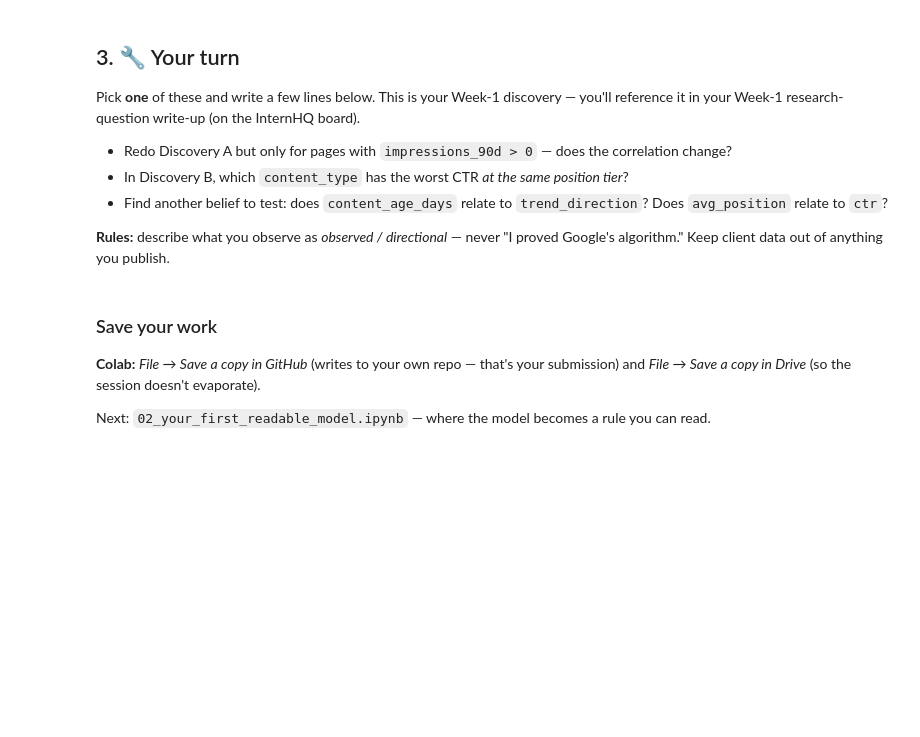
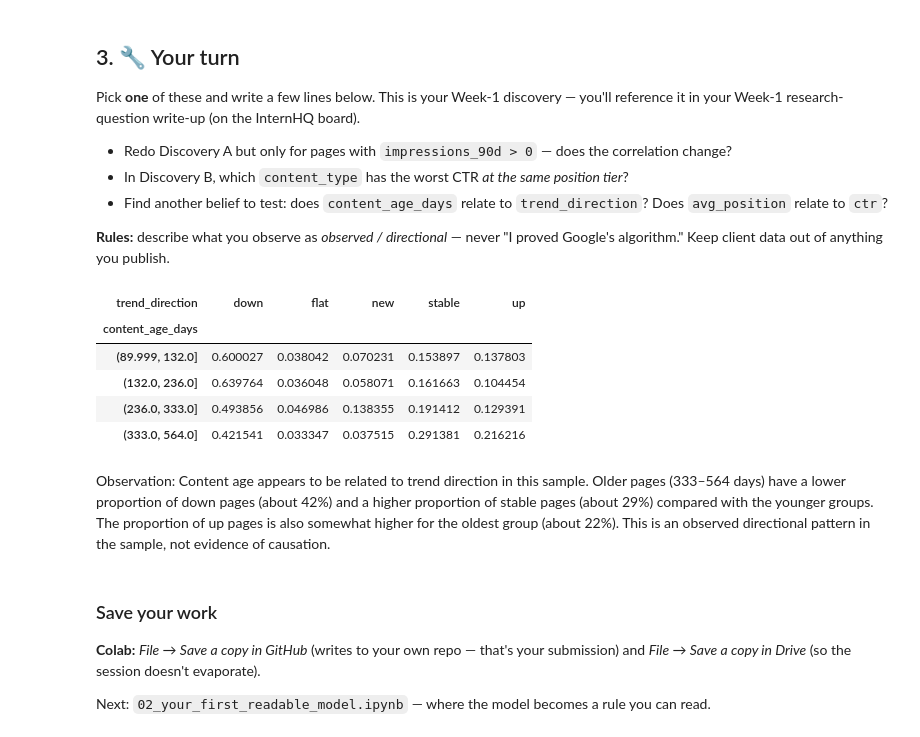
Before and after one commit to mhv-codes/flyrank-ml-internship, a Jupyter notebook: notebooks/01_first_look_and_discovery.ipynb, the cells around one changed output. Drawn from its saved outputs; the diff is of its cells as text; code cells hidden in the pictures; blank space fills up the shorter version.

```diff
--- a/notebooks/01_first_look_and_discovery.ipynb
+++ b/notebooks/01_first_look_and_discovery.ipynb
@@ -98,7 +152,23 @@ Pick **one** of these and write a few lines below. This is your Week-1 discovery
 
 **Rules:** describe what you observe as *observed / directional* — never "I proved Google's algorithm." Keep client data out of anything you publish.
 # %%
-# Your discovery here
+# Your discovery here#
+# Does content age relate to trend direction?
+
+pd.crosstab(
+    pd.qcut(df["content_age_days"], 4, duplicates="drop"),
+    df["trend_direction"],
+    normalize="index"
+)
+# %% [output]
+| trend_direction | down | flat | new | stable | up |
+| content_age_days |  |  |  |  |  |
+| (89.999, 132.0] | 0.600027 | 0.038042 | 0.070231 | 0.153897 | 0.137803 |
+| (132.0, 236.0] | 0.639764 | 0.036048 | 0.058071 | 0.161663 | 0.104454 |
+| (236.0, 333.0] | 0.493856 | 0.046986 | 0.138355 | 0.191412 | 0.129391 |
+| (333.0, 564.0] | 0.421541 | 0.033347 | 0.037515 | 0.291381 | 0.216216 |
+# %% [markdown]
+Observation: Content age appears to be related to trend direction in this sample. Older pages (333–564 days) have a lower proportion of down pages (about 42%) and a higher proportion of stable pages (about 29%) compared with the younger groups. The proportion of up pages is also somewhat higher for the oldest group (about 22%). This is an observed directional pattern in the sample, not evidence of causation.
 # %% [markdown]
 ### Save your work
 **Colab:** *File → Save a copy in GitHub* (writes to your own repo — that's your submission) and *File → Save a copy in Drive* (so the session doesn't evaporate).
```
Also changed, not shown: parts of 7 cells of this notebook.
